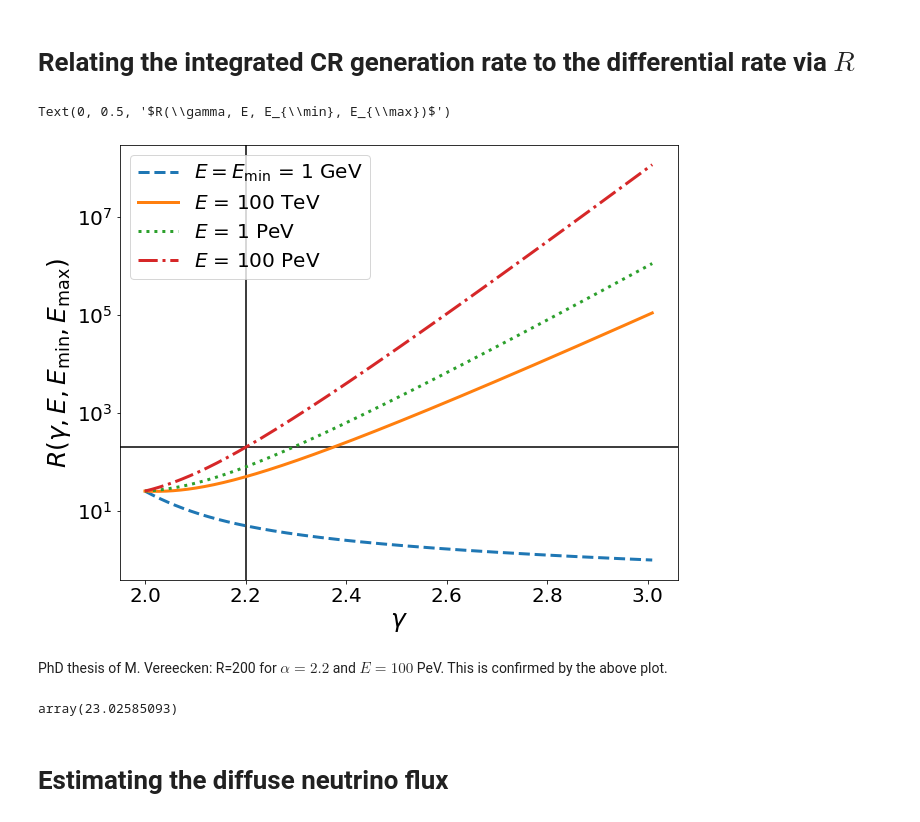
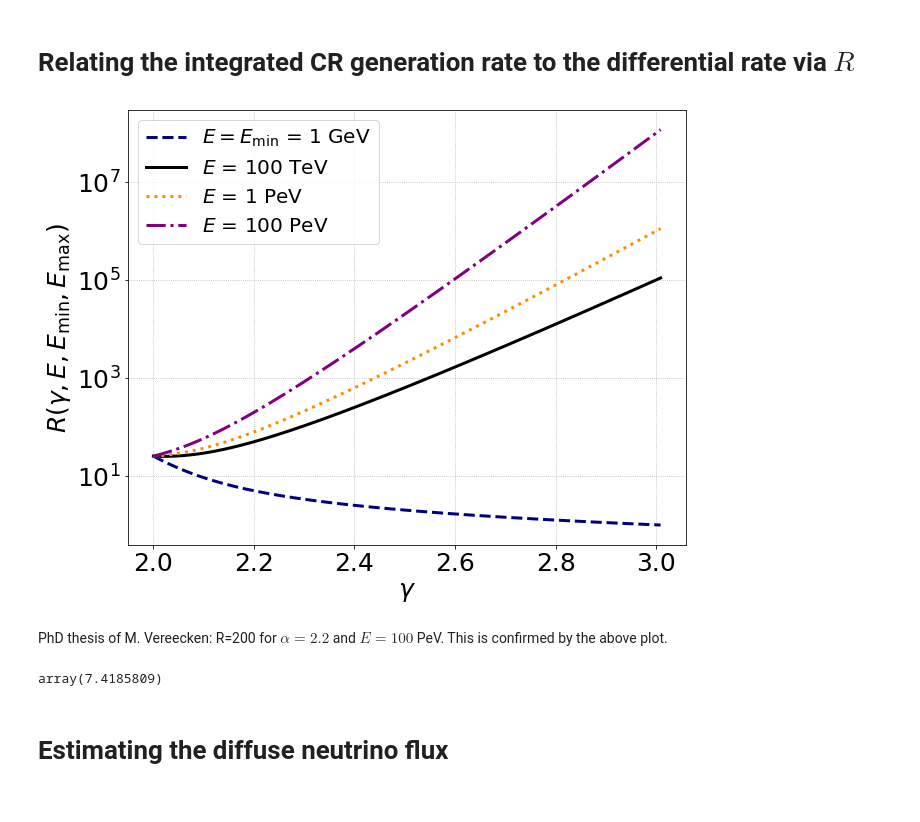
Before and after one commit to YarnoMerckx/diffuse-neutrino-flux-u-lirgs, a Jupyter notebook: diffuse_lirg_prediction.ipynb, the cells around one changed output. Saved outputs shown, nothing was run; the diff lists cells and outputs as text; code cells hidden in the pictures.

```diff
--- a/diffuse_lirg_prediction.ipynb
+++ b/diffuse_lirg_prediction.ipynb
@@ -217,37 +220,37 @@ Here I should also include the value of $\xi$ as function of the spectral index.
 # %%
 def Rp(E,Emin,Emax,s):
     if s==2:
         return np.log(Emax/Emin)
     else:
         return ((pow(Emin,-s+2)-pow(Emax,-s+2))/(s-2))*pow(E,s-2)
 
 fig3 = plt.figure(figsize=(10,8))
 s_range = np.arange(2,3.01,0.001)
 Rp = np.vectorize(Rp)
 
-plt.axhline(y=200,c ='k')
-plt.axvline(x=2.2,c ='k')
+#plt.axhline(y=200,c ='k',ls='--')
+#plt.axvline(x=2.2,c ='k',ls='--')
 
-plt.plot(s_range, Rp(1,1,1e11,s_range),'--', label = '$E = E_{\min}$ = 1 GeV',linewidth = 3)
-plt.plot(s_range, Rp(1e5,1,1e11,s_range), label= '$E$ = 100 TeV',linewidth = 3)
-plt.plot(s_range, Rp(1e6,1,1e11,s_range),linestyle = 'dotted', label= '$E$ = 1 PeV',linewidth = 3)
-plt.plot(s_range, Rp(1e8,1,1e11,s_range),linestyle = 'dashdot', label= '$E$ = 100 PeV',linewidth = 3)
+plt.plot(s_range, Rp(1,1,1e11,s_range),'--', label = '$E=E_{\min}$ = 1 GeV',linewidth = 3,c='navy')
+plt.plot(s_range, Rp(1e5,1,1e11,s_range), label= '$E$ = 100 TeV',linewidth = 3,c='black')
+plt.plot(s_range, Rp(1e6,1,1e11,s_range),linestyle = 'dotted', label= '$E$ = 1 PeV',linewidth = 3,c='darkorange')
+plt.plot(s_range, Rp(1e8,1,1e11,s_range),linestyle = 'dashdot', label= '$E$ = 100 PeV',linewidth = 3,c='purple')
 plt.legend(fontsize = 20)
 plt.yscale('log')
-plt.xticks(fontsize = 20)
-plt.yticks(fontsize = 20)
+plt.xticks(fontsize = 25)
+plt.yticks(fontsize = 25)
 plt.xlabel('$\\gamma$',fontsize = 25)
 plt.ylabel('$R(\\gamma, E, E_{\\min}, E_{\\max})$',fontsize = 25)
+plt.grid(ls='dotted')
 #plt.savefig("/Users/yarno/Documents/PhD/Pictures/Extrapolation_plots/R.png",bbox_inches="tight")
 # %% [output]
-Text(0, 0.5, '$R(\\gamma, E, E_{\\min}, E_{\\max})$')
-[figure, old version]
+[figure, new version]
 # %% [markdown]
 PhD thesis of M. Vereecken: R=200 for $\alpha = 2.2$ and $E = 100$ PeV. This is confirmed by the above plot.
 # %%
-Rp(1,10,1e11,2)
+Rp(E=1,Emin=60e3,Emax=1e8,s=2)
 # %% [output]
-array(23.02585093)
+array(7.4185809)
 # %% [markdown]
 # Estimating the diffuse neutrino flux
 # %% [markdown]
```
Also changed, not shown: parts of 9 cells of this notebook, 3 other files.
